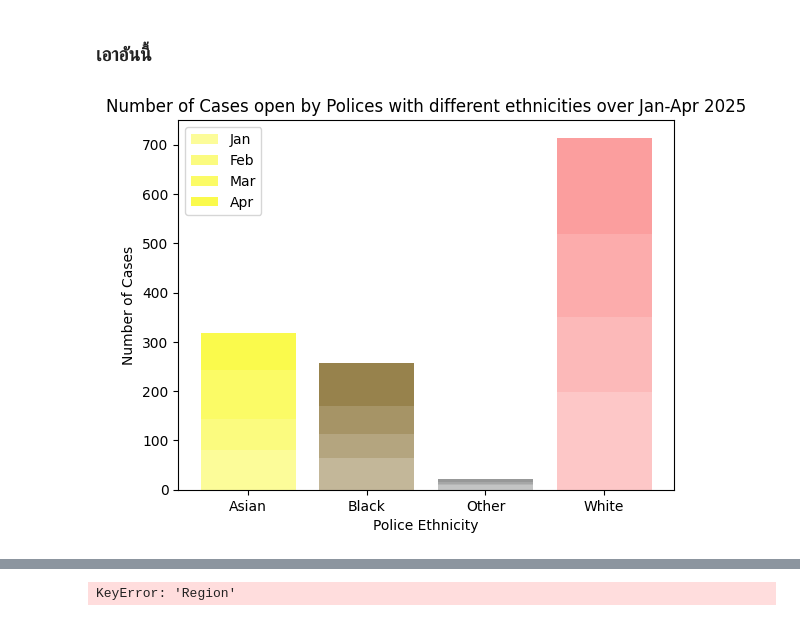
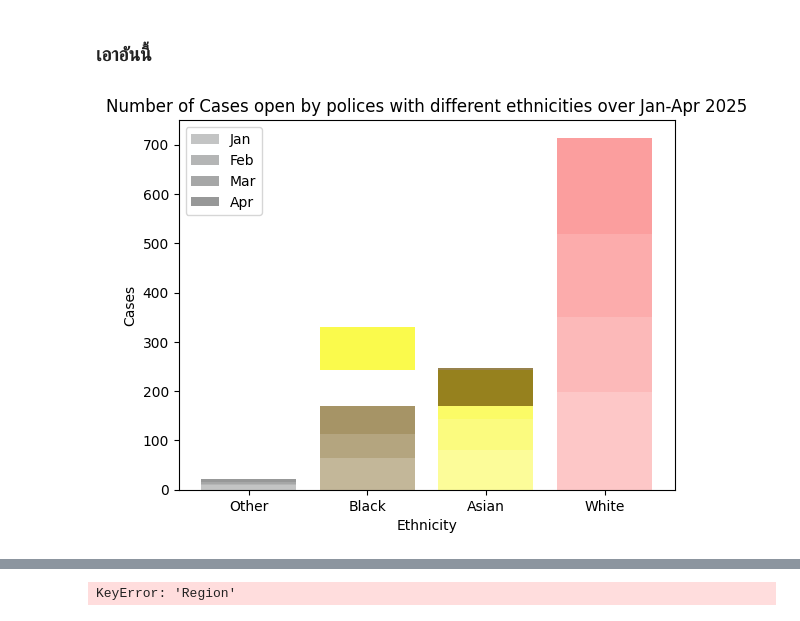
Before and after one commit to MeeGyo/dataviz2025, a Jupyter notebook: Copy_of_Visualize_Data_Comparison_2025.ipynb, the cells around one changed output, grey strips where cells are left out. Saved outputs shown, nothing was run; the diff lists cells and outputs as text; code cells hidden in the pictures.

```diff
--- a/Copy_of_Visualize_Data_Comparison_2025.ipynb
+++ b/Copy_of_Visualize_Data_Comparison_2025.ipynb
@@ -97,8 +97,8 @@ plt.title('Number of Cases open by Polices with different ethnicities over Jan-A
 # %% [markdown]
 ### เอาอันนี้
 # %%
-compare_police_eth1 = data1.groupby('Officer-defined ethnicity')['Type'].count().reset_index()
-compare_police_eth2 = data2.groupby('Officer-defined ethnicity')['Type'].count().reset_index()
-compare_police_eth3 = data3.groupby('Officer-defined ethnicity')['Type'].count().reset_index()
-compare_police_eth4 = data4.groupby('Officer-defined ethnicity')['Type'].count().reset_index()
+compare_police_eth1 = data1.groupby('Officer-defined ethnicity')['Type'].count().reset_index().sort_values(by='Type')
+compare_police_eth2 = data2.groupby('Officer-defined ethnicity')['Type'].count().reset_index().sort_values(by='Type')
+compare_police_eth3 = data3.groupby('Officer-defined ethnicity')['Type'].count().reset_index().sort_values(by='Type')
+compare_police_eth4 = data4.groupby('Officer-defined ethnicity')['Type'].count().reset_index().sort_values(by='Type')
 # %%
@@ -116,23 +119,22 @@ def swap_rows(tab,eth1 = 'Asian',eth2='Other'):
 # %%
-import matplotlib.pyplot as plt
 plt.bar(compare_police_eth1['Officer-defined ethnicity'], compare_police_eth1['Type']
-        , color=[[249/255,249/255,0,0.4], [107/255,77/255,0,0.4], [107/255,108/255,109/255,0.4], [250/255,117/255,117/255,0.4]]
-        , label = 'Jan')
+        , color=[[107/255,108/255,109/255,0.4], [107/255,77/255,0,0.4], [249/255,249/255,0,0.4], [250/255,117/255,117/255,0.4]]
+        ,label='Jan')
 plt.bar(compare_police_eth2['Officer-defined ethnicity'], compare_police_eth2['Type']
-        ,bottom = compare_police_eth1['Type']
-        ,color=[[249/255,249/255,0,0.5], [107/255,77/255,0,0.5], [107/255,108/255,109/255,0.5], [250/255,117/255,117/255,0.5]]
-        , label ='Feb')
+        , bottom = compare_police_eth1['Type']
+        , color=[[107/255,108/255,109/255,0.5], [107/255,77/255,0,0.5], [249/255,249/255,0,0.5], [250/255,117/255,117/255,0.5]]
+        , label='Feb')
 plt.bar(compare_police_eth3['Officer-defined ethnicity'], compare_police_eth3['Type']
-        ,bottom = compare_police_eth1['Type'] + compare_police_eth2['Type']
-        ,color=[[249/255,249/255,0,0.6], [107/255,77/255,0,0.6], [107/255,108/255,109/255,0.6], [250/255,117/255,117/255,0.6]]
-        , label ='Mar')
+        , bottom = compare_police_eth1['Type'] + compare_police_eth2['Type']
+        , color=[[107/255,108/255,109/255,0.6], [107/255,77/255,0,0.6], [249/255,249/255,0,0.6], [250/255,117/255,117/255,0.6]]
+        , label='Mar')
 plt.bar(compare_police_eth4['Officer-defined ethnicity'], compare_police_eth4['Type']
-        ,bottom = compare_police_eth1['Type'] + compare_police_eth2['Type'] + compare_police_eth3['Type']
-        ,color=[[249/255,249/255,0,0.7], [107/255,77/255,0,0.7], [107/255,108/255,109/255,0.7],[250/255,117/255,117/255,0.7]]
-        ,label ='Apr')
-plt.xlabel('Police Ethnicity')
-plt.ylabel('Number of Cases')
+        , bottom = compare_police_eth1['Type'] + compare_police_eth2['Type']+ compare_police_eth3['Type']
+        , color=[[107/255,108/255,109/255,0.7], [107/255,77/255,0,0.7], [249/255,249/255,0,0.7], [250/255,117/255,117/255,0.7]]
+        , label='Apr')
+plt.xlabel('Ethnicity')
+plt.ylabel('Cases')
 plt.legend()
-plt.title('Number of Cases open by Polices with different ethnicities over Jan-Apr 2025');
+plt.title('Number of Cases open by polices with different ethnicities over Jan-Apr 2025');
 # %% [output]
-[figure, old version]
+[figure, new version]
```
Also changed, not shown: parts of 5 cells of this notebook.
